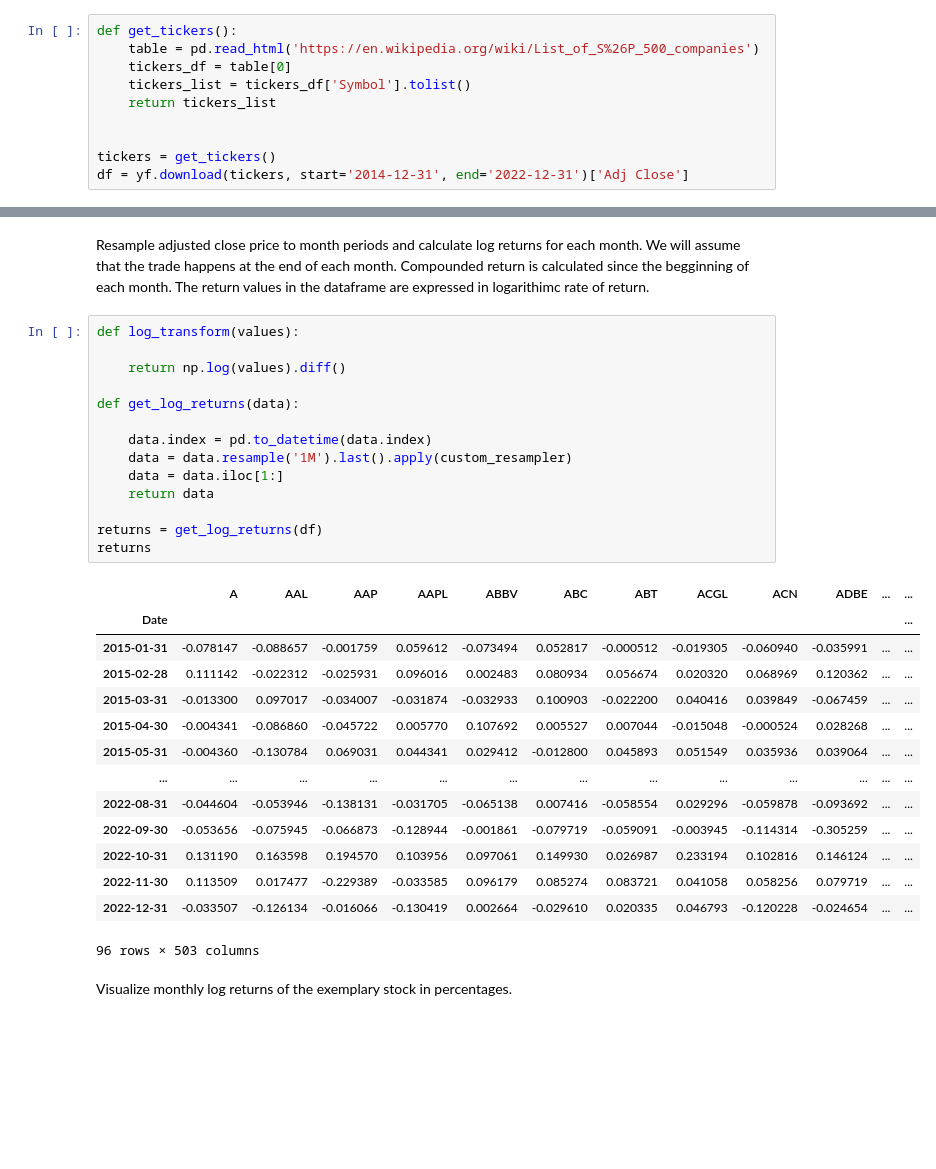
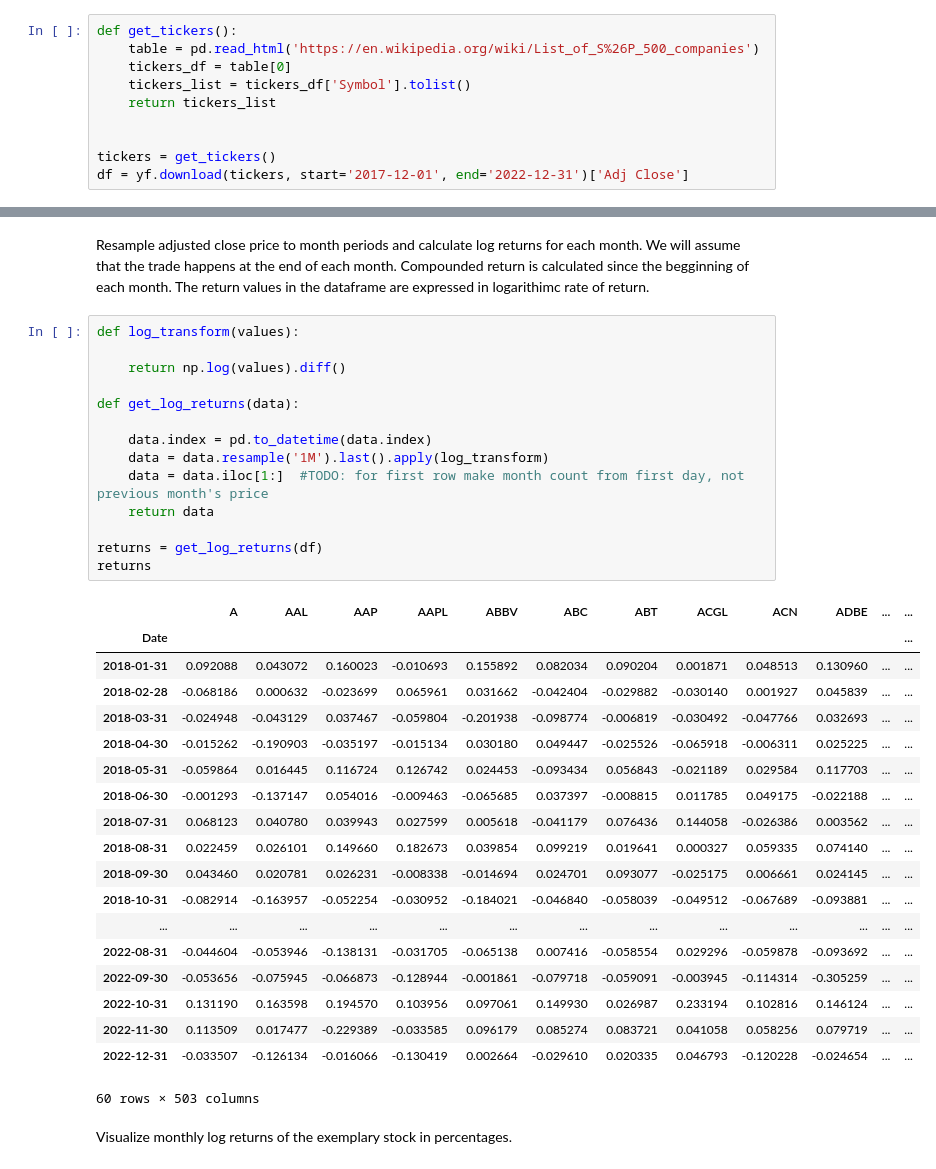
Before and after one commit to pkur3k/Momentum-Trading-Strategy, a Jupyter notebook: momentum_strategy.ipynb, the cells around one changed output, grey strips where cells are left out. Saved outputs shown, nothing was run; the diff lists cells and outputs as text; blank space fills up the shorter version.

```diff
--- a/momentum_strategy.ipynb
+++ b/momentum_strategy.ipynb
@@ -14,7 +14,7 @@ def get_tickers():
 
 
 tickers = get_tickers()
-df = yf.download(tickers, start='2014-12-31', end='2022-12-31')['Adj Close']
+df = yf.download(tickers, start='2017-12-01', end='2022-12-31')['Adj Close']
 # %% [output]
 [*********************100%***********************]  503 of 503 completed
 
@@ -27,32 +27,37 @@ Compounded return is calculated since the begginning of each month. The return v
 # %%
 def log_transform(values):
 
     return np.log(values).diff()
 
 def get_log_returns(data):
 
     data.index = pd.to_datetime(data.index)
-    data = data.resample('1M').last().apply(custom_resampler)
-    data = data.iloc[1:]
+    data = data.resample('1M').last().apply(log_transform)
+    data = data.iloc[1:]  #TODO: for first row make month count from first day, not previous month's price
     return data
 
 returns = get_log_returns(df)
 returns
 # %% [output]
 |  | A | AAL | AAP | AAPL | ABBV | ABC | ABT | ACGL | ACN | ADBE | ... | ... |
 | Date |  |  |  |  |  |  |  |  |  |  |  | ... |
-| 2015-01-31 | -0.078147 | -0.088657 | -0.001759 | 0.059612 | -0.073494 | 0.052817 | -0.000512 | -0.019305 | -0.060940 | -0.035991 | ... | ... |
-| 2015-02-28 | 0.111142 | -0.022312 | -0.025931 | 0.096016 | 0.002483 | 0.080934 | 0.056674 | 0.020320 | 0.068969 | 0.120362 | ... | ... |
-| 2015-03-31 | -0.013300 | 0.097017 | -0.034007 | -0.031874 | -0.032933 | 0.100903 | -0.022200 | 0.040416 | 0.039849 | -0.067459 | ... | ... |
-| 2015-04-30 | -0.004341 | -0.086860 | -0.045722 | 0.005770 | 0.107692 | 0.005527 | 0.007044 | -0.015048 | -0.000524 | 0.028268 | ... | ... |
-| 2015-05-31 | -0.004360 | -0.130784 | 0.069031 | 0.044341 | 0.029412 | -0.012800 | 0.045893 | 0.051549 | 0.035936 | 0.039064 | ... | ... |
+| 2018-01-31 | 0.092088 | 0.043072 | 0.160023 | -0.010693 | 0.155892 | 0.082034 | 0.090204 | 0.001871 | 0.048513 | 0.130960 | ... | ... |
+| 2018-02-28 | -0.068186 | 0.000632 | -0.023699 | 0.065961 | 0.031662 | -0.042404 | -0.029882 | -0.030140 | 0.001927 | 0.045839 | ... | ... |
+| 2018-03-31 | -0.024948 | -0.043129 | 0.037467 | -0.059804 | -0.201938 | -0.098774 | -0.006819 | -0.030492 | -0.047766 | 0.032693 | ... | ... |
+| 2018-04-30 | -0.015262 | -0.190903 | -0.035197 | -0.015134 | 0.030180 | 0.049447 | -0.025526 | -0.065918 | -0.006311 | 0.025225 | ... | ... |
+| 2018-05-31 | -0.059864 | 0.016445 | 0.116724 | 0.126742 | 0.024453 | -0.093434 | 0.056843 | -0.021189 | 0.029584 | 0.117703 | ... | ... |
+| 2018-06-30 | -0.001293 | -0.137147 | 0.054016 | -0.009463 | -0.065685 | 0.037397 | -0.008815 | 0.011785 | 0.049175 | -0.022188 | ... | ... |
+| 2018-07-31 | 0.068123 | 0.040780 | 0.039943 | 0.027599 | 0.005618 | -0.041179 | 0.076436 | 0.144058 | -0.026386 | 0.003562 | ... | ... |
+| 2018-08-31 | 0.022459 | 0.026101 | 0.149660 | 0.182673 | 0.039854 | 0.099219 | 0.019641 | 0.000327 | 0.059335 | 0.074140 | ... | ... |
+| 2018-09-30 | 0.043460 | 0.020781 | 0.026231 | -0.008338 | -0.014694 | 0.024701 | 0.093077 | -0.025175 | 0.006661 | 0.024145 | ... | ... |
+| 2018-10-31 | -0.082914 | -0.163957 | -0.052254 | -0.030952 | -0.184021 | -0.046840 | -0.058039 | -0.049512 | -0.067689 | -0.093881 | ... | ... |
 | ... | ... | ... | ... | ... | ... | ... | ... | ... | ... | ... | ... | ... |
 | 2022-08-31 | -0.044604 | -0.053946 | -0.138131 | -0.031705 | -0.065138 | 0.007416 | -0.058554 | 0.029296 | -0.059878 | -0.093692 | ... | ... |
-| 2022-09-30 | -0.053656 | -0.075945 | -0.066873 | -0.128944 | -0.001861 | -0.079719 | -0.059091 | -0.003945 | -0.114314 | -0.305259 | ... | ... |
+| 2022-09-30 | -0.053656 | -0.075945 | -0.066873 | -0.128944 | -0.001861 | -0.079718 | -0.059091 | -0.003945 | -0.114314 | -0.305259 | ... | ... |
 | 2022-10-31 | 0.131190 | 0.163598 | 0.194570 | 0.103956 | 0.097061 | 0.149930 | 0.026987 | 0.233194 | 0.102816 | 0.146124 | ... | ... |
 | 2022-11-30 | 0.113509 | 0.017477 | -0.229389 | -0.033585 | 0.096179 | 0.085274 | 0.083721 | 0.041058 | 0.058256 | 0.079719 | ... | ... |
 | 2022-12-31 | -0.033507 | -0.126134 | -0.016066 | -0.130419 | 0.002664 | -0.029610 | 0.020335 | 0.046793 | -0.120228 | -0.024654 | ... | ... |
-96 rows × 503 columns
+60 rows × 503 columns
 # %% [markdown]
 Visualize monthly log returns of the exemplary stock in percentages.
 # %%
```
Also changed, not shown: parts of 10 cells of this notebook.
